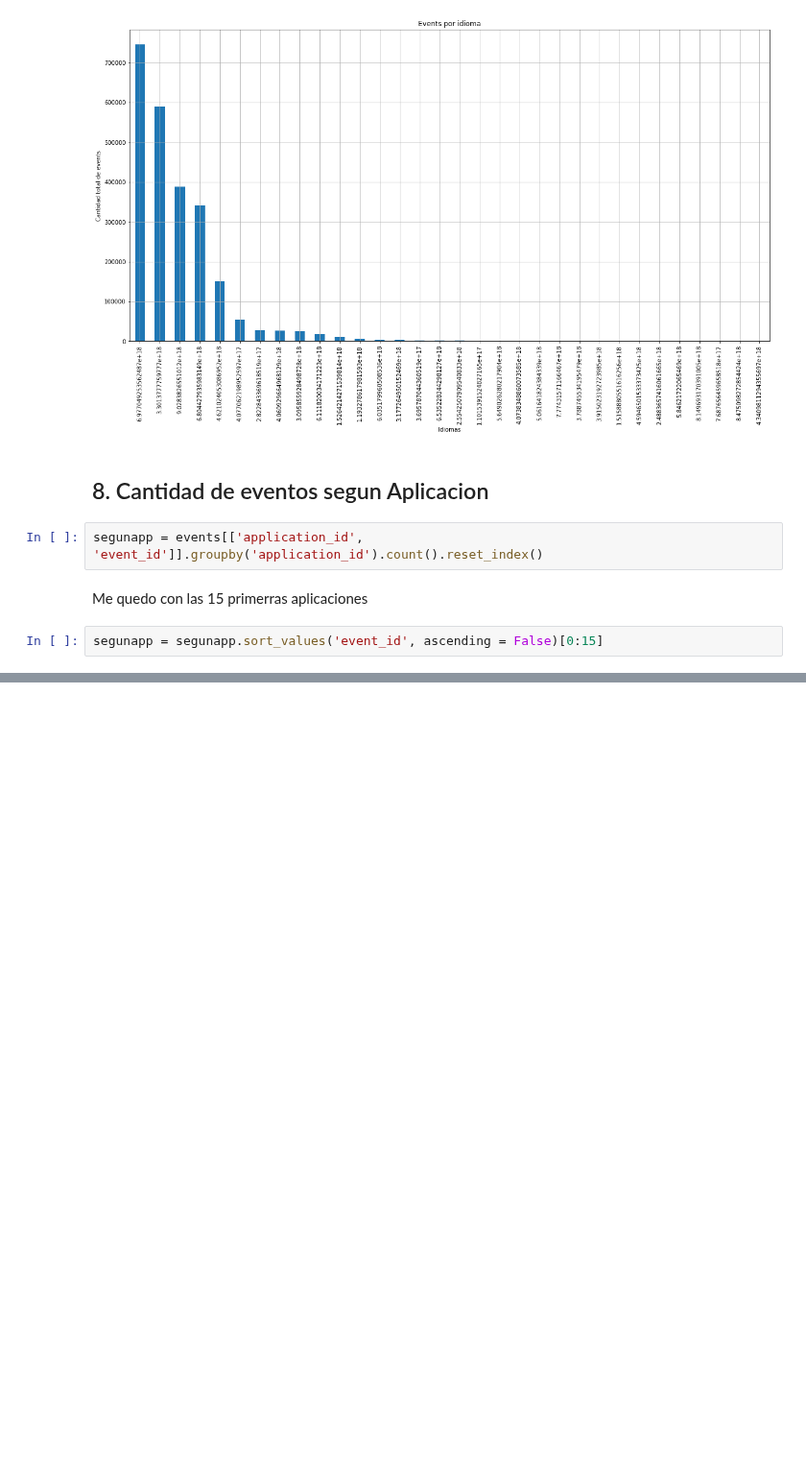
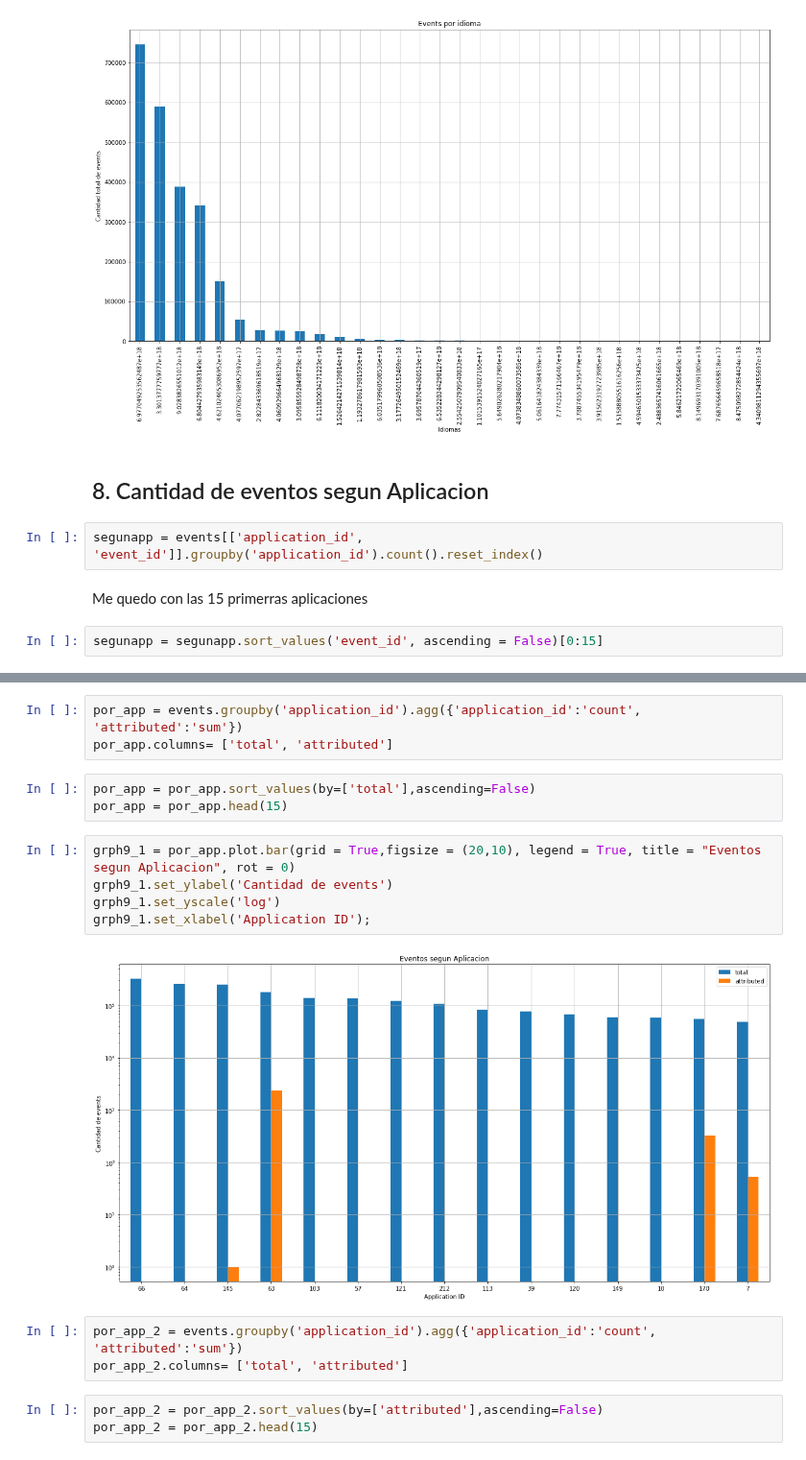
Before and after one commit to sberoch/Datos, a Jupyter notebook: events.ipynb, the cells around one changed output, grey strips where cells are left out. Shown at 96% size. Cells and saved outputs as stored; diff of their text form; blank space fills up the shorter version.

```diff
--- a/events.ipynb
+++ b/events.ipynb
@@ -207,0 +233,19 @@ Text(0.5, 0, 'Application ID')
+# %%
+por_app = events.groupby('application_id').agg({'application_id':'count', 'attributed':'sum'})
+por_app.columns= ['total', 'attributed']
+# %%
+por_app = por_app.sort_values(by=['total'],ascending=False)
+por_app = por_app.head(15)
+# %%
+grph9_1 = por_app.plot.bar(grid = True,figsize = (20,10), legend = True, title = "Eventos segun Aplicacion", rot = 0)
+grph9_1.set_ylabel('Cantidad de events')
+grph9_1.set_yscale('log')
+grph9_1.set_xlabel('Application ID');
+# %% [output]
+[figure, added]
+# %%
+por_app_2 = events.groupby('application_id').agg({'application_id':'count', 'attributed':'sum'})
+por_app_2.columns= ['total', 'attributed']
+# %%
+por_app_2 = por_app_2.sort_values(by=['attributed'],ascending=False)
+por_app_2 = por_app_2.head(15)
```
Also changed, not shown: parts of 9 cells of this notebook.
